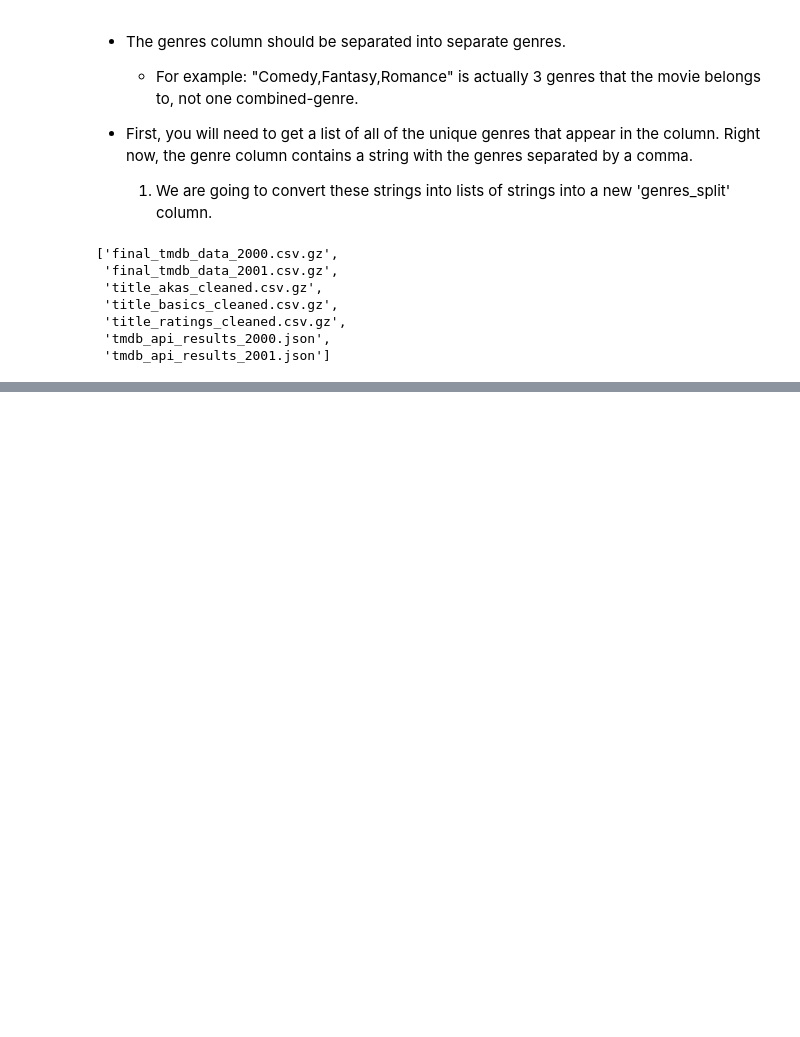
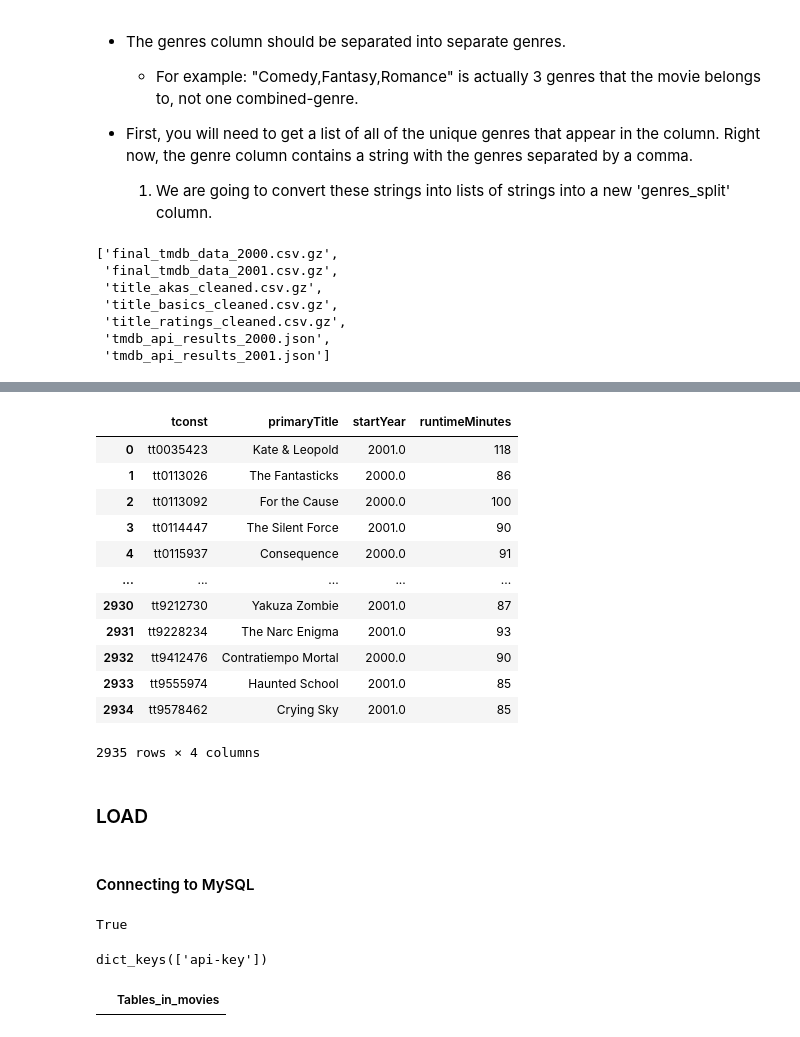
Before and after one commit to cole-beach/What-Makes-A-Movie-Successful, a Jupyter notebook: Part-3.ipynb, the cells around one changed output, grey strips where cells are left out. Drawn from its saved outputs; the diff is of its cells as text; code cells hidden in the pictures; blank space fills up the shorter version.

```diff
--- a/Part-3.ipynb
+++ b/Part-3.ipynb
@@ -201,0 +314,54 @@ check_nulls_nunique(df)
+# %%
+# Dropping original genre columns
+basics = basics.drop(columns=['genres','genres_split'])
+basics
+# %% [output]
+|  | tconst | primaryTitle | startYear | runtimeMinutes |
+| 0 | tt0035423 | Kate & Leopold | 2001.0 | 118 |
+| 1 | tt0113026 | The Fantasticks | 2000.0 | 86 |
+| 2 | tt0113092 | For the Cause | 2000.0 | 100 |
+| 3 | tt0114447 | The Silent Force | 2001.0 | 90 |
+| 4 | tt0115937 | Consequence | 2000.0 | 91 |
+| ... | ... | ... | ... | ... |
+| 2930 | tt9212730 | Yakuza Zombie | 2001.0 | 87 |
+| 2931 | tt9228234 | The Narc Enigma | 2001.0 | 93 |
+| 2932 | tt9412476 | Contratiempo Mortal | 2000.0 | 90 |
+| 2933 | tt9555974 | Haunted School | 2001.0 | 85 |
+| 2934 | tt9578462 | Crying Sky | 2001.0 | 85 |
+2935 rows × 4 columns
+# %% [markdown]
+### LOAD
+# %% [markdown]
+#### Connecting to MySQL
+# %%
+import pymysql
+pymysql.install_as_MySQLdb()
+from sqlalchemy import create_engine
+from sqlalchemy_utils import create_database, database_exists
+# Create connection string using credentials following this format
+# connection = "dialect+driver://username:password@host:port/database"
+connection_str = "mysql+pymysql://root:iamroot@localhost/movies"
+engine = create_engine(connection_str)
+create_database(connection_str)
+database_exists(connection_str)
+
+# ## Check if database exists, if not, create it
+# if database_exists(connection_str) == False: create_database(connection_str)
+# else: print('The database already exists.')
+# %% [output]
+True
+# %%
+## Getting mysql server password
+import json
+with open(r"C:\Users\nbeac\.secret\tmdb_api.json") as f:
+    login = json.load(f)
+
+login.keys()
+# %% [output]
+dict_keys(['api-key'])
+# %%
+q = """SHOW TABLES;"""
+tables = pd.read_sql(q, engine)
+tables
+# %% [output]
+|  | Tables_in_movies |
```
Also changed, not shown: parts of 26 cells of this notebook, 1 other file.
